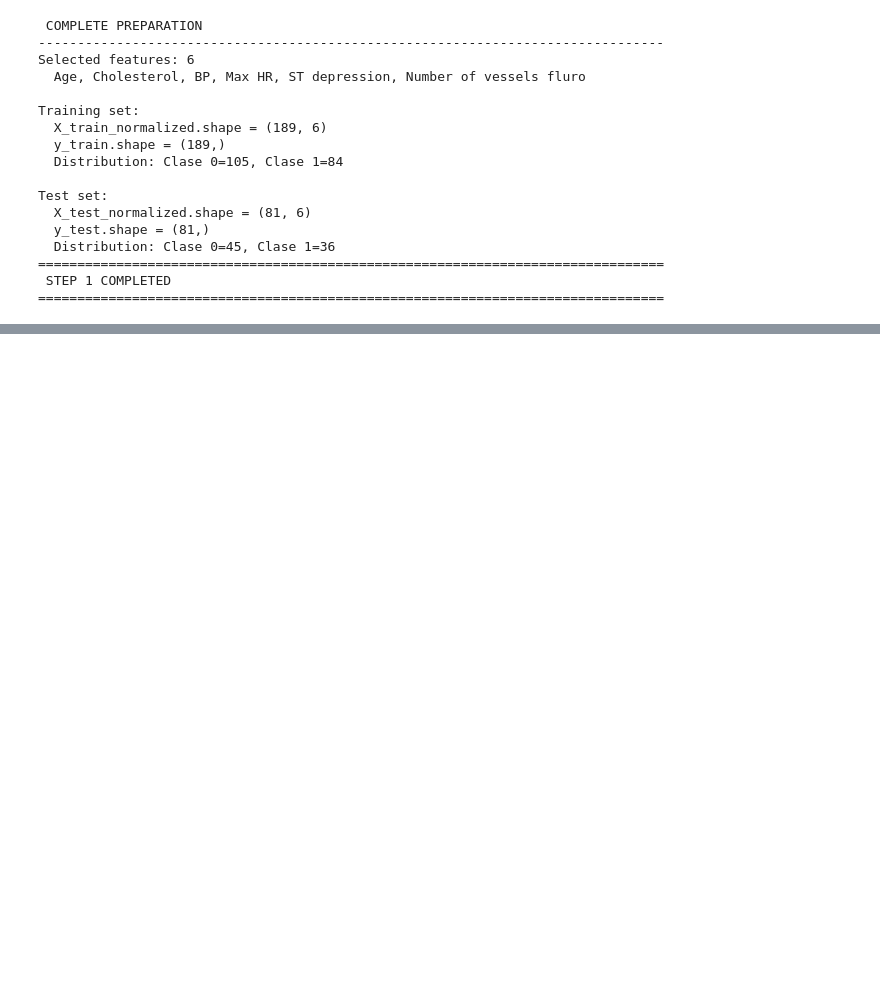
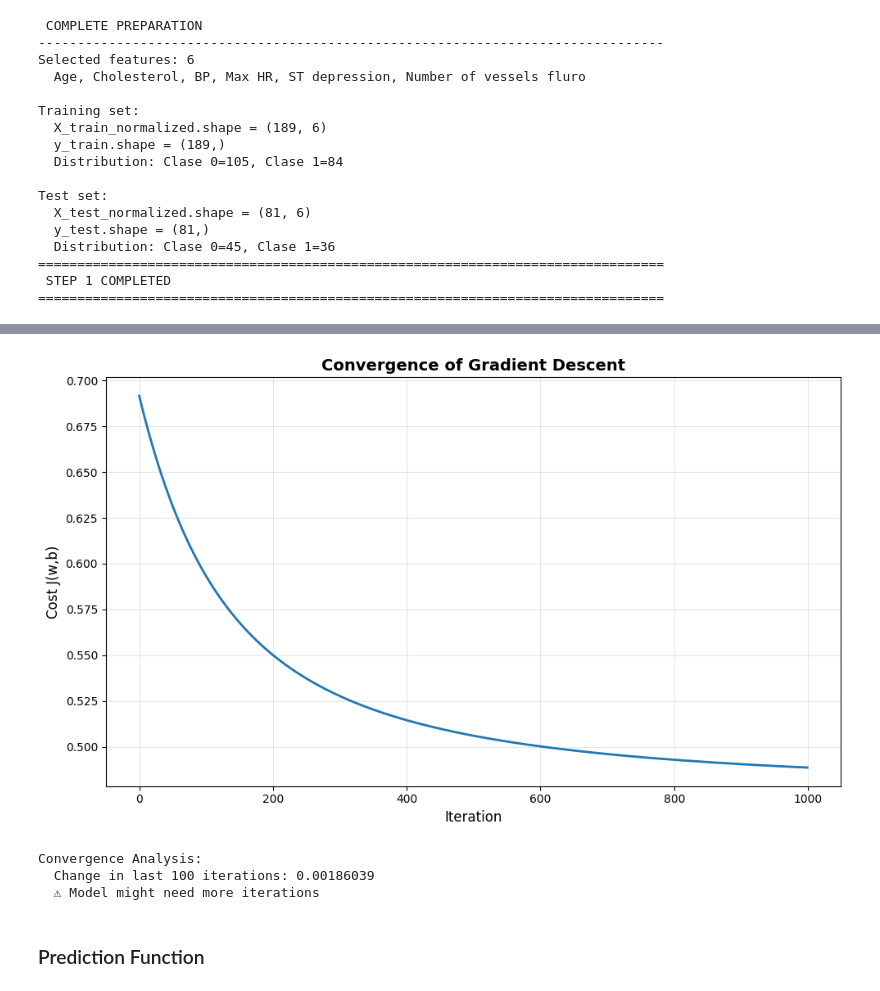
Before and after one commit to DASarria/logisticRegression-ai-infraestructure, a Jupyter notebook: Heart Disease Risk Prediction.ipynb, the cells around one changed output, grey strips where cells are left out. Cells and saved outputs as stored; diff of their text form; code cells hidden in the pictures; blank space fills up the shorter version.

```diff
--- a/Heart Disease Risk Prediction.ipynb
+++ b/Heart Disease Risk Prediction.ipynb
@@ -338,0 +606,26 @@ Test set:
+# %%
+plt.figure(figsize=(10, 6))
+plt.plot(J_history, linewidth=2)
+plt.xlabel('Iteration', fontsize=12)
+plt.ylabel('Cost J(w,b)', fontsize=12)
+plt.title('Convergence of Gradient Descent', fontsize=14, fontweight='bold')
+plt.grid(True, alpha=0.3)
+plt.tight_layout()
+plt.show()
+
+# Verificar convergencia en las últimas 100 iteraciones
+last_100 = J_history[-100:]
+convergence_change = abs(last_100[-1] - last_100[0])
+print(f"\nConvergence Analysis:")
+print(f"  Change in last 100 iterations: {convergence_change:.8f}")
+if convergence_change < 1e-6:
+    print("  ✓ Model has converged (change < 1e-6)")
+else:
+    print("  ⚠ Model might need more iterations")
+# %% [output]
+[figure, added]
+Convergence Analysis:
+  Change in last 100 iterations: 0.00186039
+  ⚠ Model might need more iterations
+# %% [markdown]
+### Prediction Function
```
Also changed, not shown: parts of 18 cells of this notebook.
